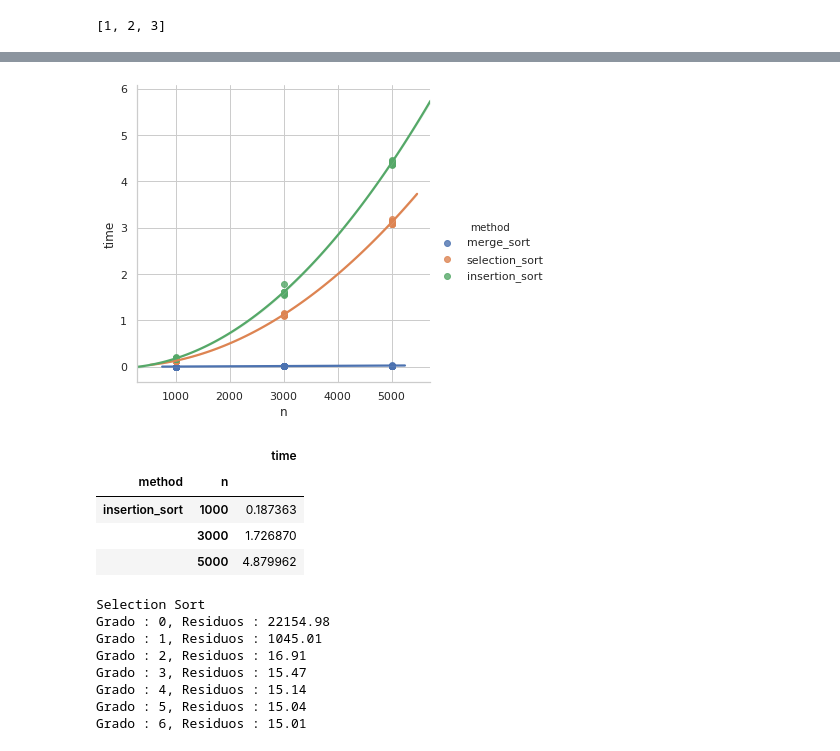
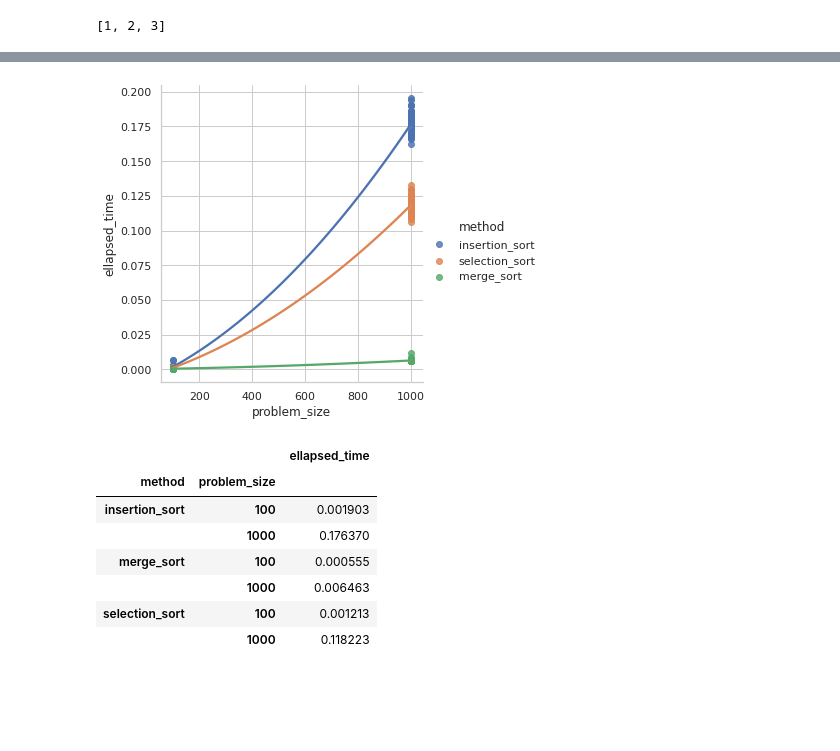
Before and after one commit to sherna90/analisis_algoritmos, a Jupyter notebook: 3.-ordenamiento.ipynb, the cells around one changed output, grey strips where cells are left out. Drawn from its saved outputs; the diff is of its cells as text; code cells hidden in the pictures; blank space fills up the shorter version.

```diff
--- a/3.-ordenamiento.ipynb
+++ b/3.-ordenamiento.ipynb
@@ -45,14 +45,14 @@ import time
 
 arr=gen_best_case(1000)
 
-start=time.clock()
+start=time.time()
 insertion_sort(arr.copy())
-end=time.clock()
+end=time.time()
 t1=end-start
 
-start=time.clock()
+start=time.time()
 selection_sort(arr.copy())
-end=time.clock()
+end=time.time()
 t2=end-start
 
 
@@ -84,11 +84,3 @@ def merge(L, R):
     result.extend(L[l_idx:len(L)])
     result.extend(R[r_idx:len(R)])
     return result
-# %%
-arr=gen_best_case(10)
-
-print(arr[0:int(10/2)])
-print(arr[int(10/2):10])
-#sorted_arr=merge_sort(arr)
-
-#print(sorted_arr)
@@ -133,0 +87,23 @@ df_average.head()
+# %%
+import pandas as pd
+import time
+import sys
+
+time_data={'method':list(),'ellapsed_time':list(),'problem_size':list()}
+methods=['insertion_sort','selection_sort','merge_sort']
+problems=[1e2,1e3,1e4]
+sample_size=100
+
+for m in methods:
+  for p in problems:
+    for i in range(sample_size):
+      arr=gen_random(p)
+      t1=time.time()
+      eval(m)(arr)
+      ellapsed_time=time.time()-t1
+      time_data['problem_size'].append(p)
+      time_data['method'].append(m)
+      time_data['ellapsed_time'].append(ellapsed_time)
+# %%
+df=pd.DataFrame(time_data)
+df['problem_size']=df['problem_size'].astype('int32')
@@ -134,39 +119,22 @@ df_average.head()
 # %%
 import warnings
 warnings.filterwarnings("ignore")
 import seaborn as sns
 import matplotlib.pyplot as plt
 sns.set(style="whitegrid")
 
-sns.lmplot(x="n", y="time", hue="method",order=2, data=df)
+sns.lmplot(x="problem_size", y="ellapsed_time", hue="method",order=2, data=df)
 plt.show()
 # %% [output]
-[figure, old version]
+[figure, new version]
 # %%
-df.groupby(['method','n']).mean()
+df.groupby(['method','problem_size']).mean()
 # %% [output]
-|  |  | time |
-| method | n |  |
-| insertion_sort | 1000 | 0.187363 |
-|  | 3000 | 1.726870 |
-|  | 5000 | 4.879962 |
+|  |  | ellapsed_time |
+| method | problem_size |  |
+| insertion_sort | 100 | 0.001903 |
+|  | 1000 | 0.176370 |
+| merge_sort | 100 | 0.000555 |
+|  | 1000 | 0.006463 |
+| selection_sort | 100 | 0.001213 |
+|  | 1000 | 0.118223 |
-# %%
-from numpy.polynomial import polynomial as P
-
-sort_data=df[df.method=='selection_sort'][['n','time']].to_numpy()
-x = sort_data[:,0].flatten()
-y = sort_data[:,1].flatten()
-
-print("Selection Sort")
-for i in np.arange(7):
-    c, stats = P.polyfit(x,y,i,full=True)
-    print("Grado : {0}, Residuos : {1:0.2f}".format(i,stats[0][0]))
-# %% [output]
-Selection Sort
-Grado : 0, Residuos : 22154.98
-Grado : 1, Residuos : 1045.01
-Grado : 2, Residuos : 16.91
-Grado : 3, Residuos : 15.47
-Grado : 4, Residuos : 15.14
-Grado : 5, Residuos : 15.04
-Grado : 6, Residuos : 15.01
```
Also changed, not shown: parts of 13 cells of this notebook.
